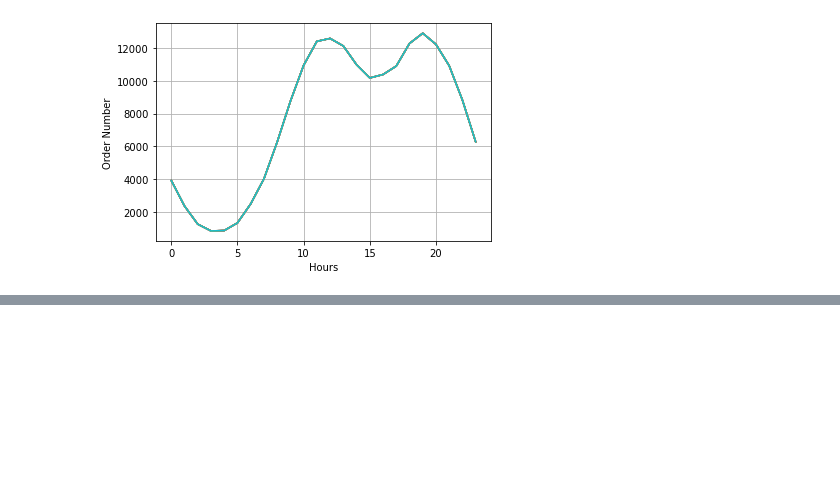
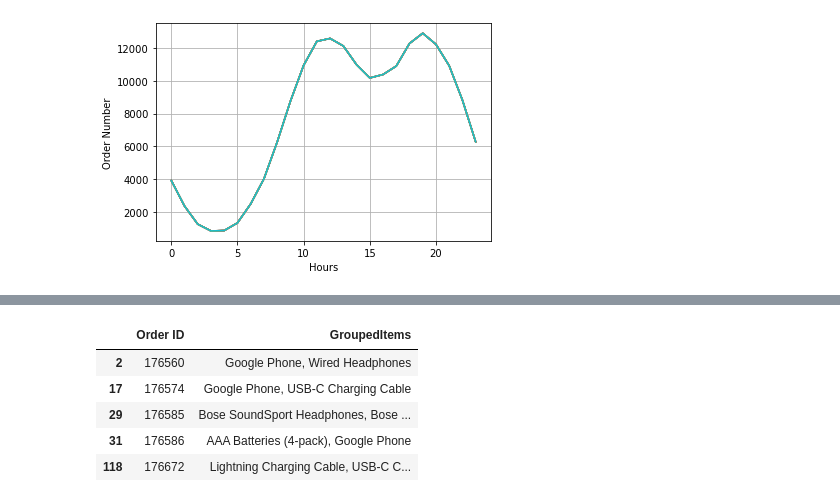
Before and after one commit to Hai-Hoang-88/DataAnalysis, a Jupyter notebook: Pandas-Data-Science-Tasks-master/Solving Problems.ipynb, the cells around one changed output, grey strips where cells are left out. Cells and saved outputs as stored; diff of their text form; code cells hidden in the pictures; blank space fills up the shorter version.

```diff
--- a/Pandas-Data-Science-Tasks-master/Solving Problems.ipynb
+++ b/Pandas-Data-Science-Tasks-master/Solving Problems.ipynb
@@ -332,0 +325,13 @@ plt.show()
+# %%
+df = all_data[all_data["Order ID"].duplicated(keep=False)]
+df["GroupedItems"] = df.groupby("Order ID")["Product"].transform(lambda x: ", ".join(x))
+
+df = df[["Order ID", "GroupedItems"]].drop_duplicates()
+df.head()
+# %% [output]
+|  | Order ID | GroupedItems |
+| 2 | 176560 | Google Phone, Wired Headphones |
+| 17 | 176574 | Google Phone, USB-C Charging Cable |
+| 29 | 176585 | Bose SoundSport Headphones, Bose ... |
+| 31 | 176586 | AAA Batteries (4-pack), Google Phone |
+| 118 | 176672 | Lightning Charging Cable, USB-C C... |
```
Also changed, not shown: parts of 12 cells of this notebook.
